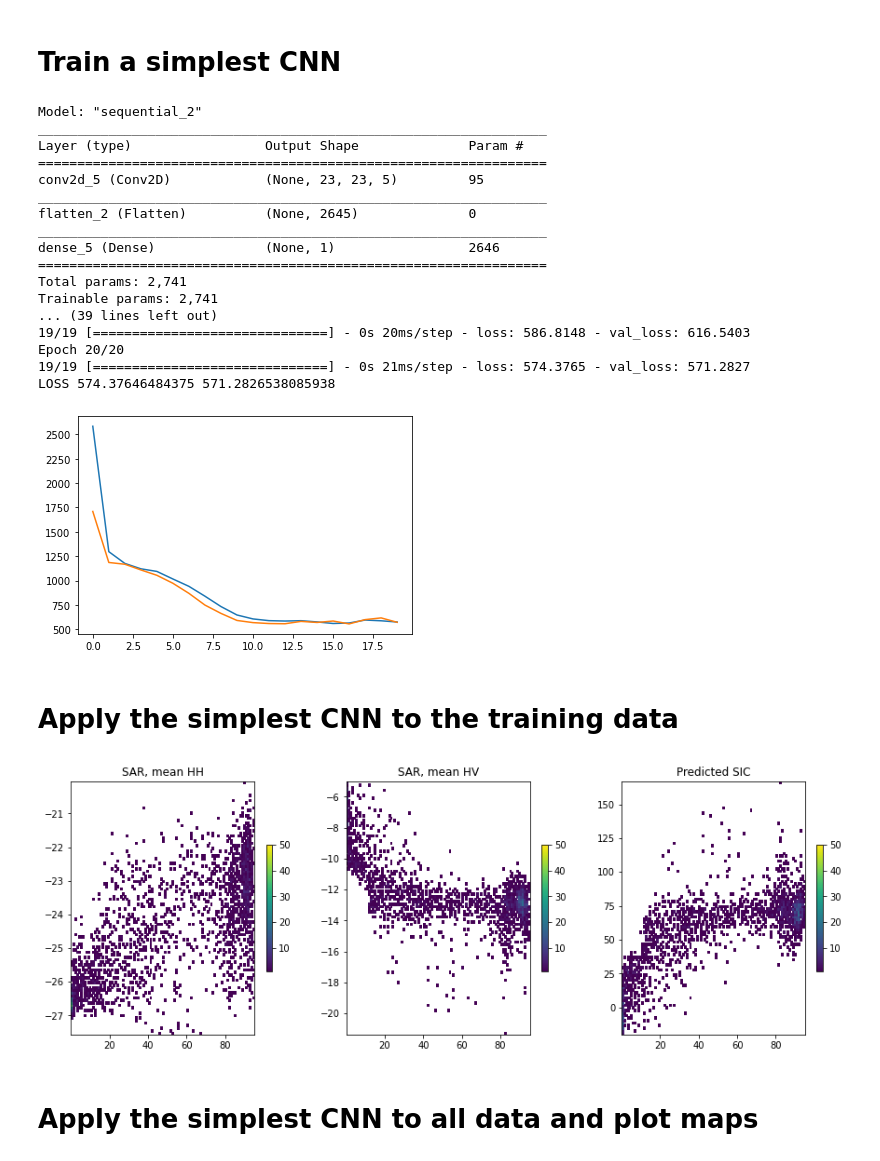
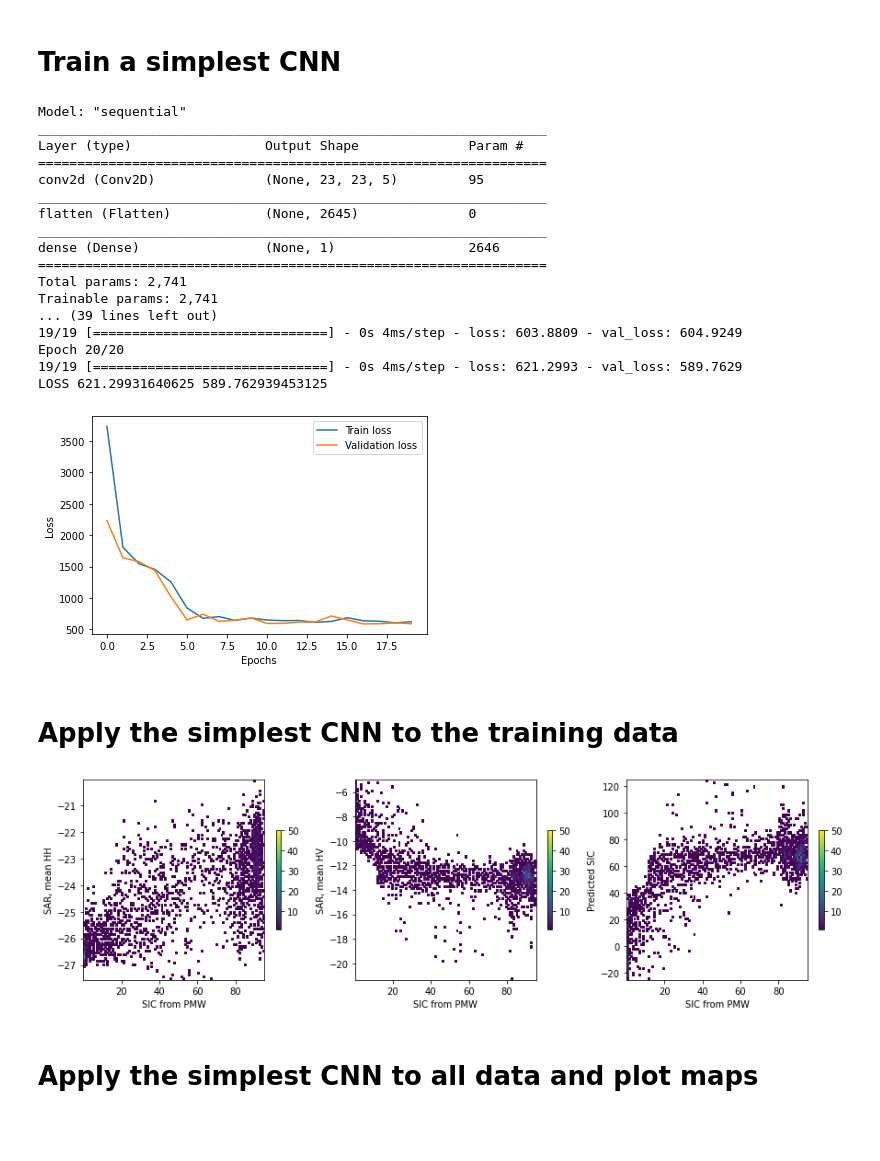
Before and after one commit to nansencenter/nersc_ml_course, a Jupyter notebook: notebooks/p5_cnn_regularization.ipynb, the cells around one changed output. Saved outputs shown, nothing was run; the diff lists cells and outputs as text; code cells hidden in the pictures; blank space fills up the shorter version.

```diff
--- a/notebooks/p5_cnn_regularization.ipynb
+++ b/notebooks/p5_cnn_regularization.ipynb
@@ -130,54 +130,60 @@ m.compile(loss='mean_squared_error', optimizer=Adam(learning_rate=0.001))
 h1 = m.fit(x, y, batch_size=100, epochs=20, validation_split=0.2)
 
 # Plot how eeror was decreasing with training
-plt.plot(h1.history['loss'])
-plt.plot(h1.history['val_loss'])
+plt.plot(h1.history['loss'], label='Train loss')
+plt.plot(h1.history['val_loss'], label='Validation loss')
+plt.xlabel('Epochs')
+plt.ylabel('Loss')
+plt.legend()
 print('LOSS', h1.history['loss'][-1], h1.history['val_loss'][-1])
 # %% [output]
-Model: "sequential_2"
+Model: "sequential"
 _________________________________________________________________
 Layer (type)                 Output Shape              Param #
 =================================================================
-conv2d_5 (Conv2D)            (None, 23, 23, 5)         95
+conv2d (Conv2D)              (None, 23, 23, 5)         95
 _________________________________________________________________
-flatten_2 (Flatten)          (None, 2645)              0
+flatten (Flatten)            (None, 2645)              0
 _________________________________________________________________
-dense_5 (Dense)              (None, 1)                 2646
+dense (Dense)                (None, 1)                 2646
 =================================================================
 Total params: 2,741
 Trainable params: 2,741
 ... (39 lines left out)
-19/19 [==============================] - 0s 20ms/step - loss: 586.8148 - val_loss: 616.5403
+19/19 [==============================] - 0s 4ms/step - loss: 603.8809 - val_loss: 604.9249
 Epoch 20/20
-19/19 [==============================] - 0s 21ms/step - loss: 574.3765 - val_loss: 571.2827
-LOSS 574.37646484375 571.2826538085938
+19/19 [==============================] - 0s 4ms/step - loss: 621.2993 - val_loss: 589.7629
+LOSS 621.29931640625 589.762939453125
-[figure, old version]
+[figure, new version]
 # %% [markdown]
 # Apply the simplest CNN to the training data
 # %%
 # predicted SIC
 y_pred = m.predict(x).flatten()
 
 # average over SAR sub-images
 x_avg = x.mean(axis=(1,2))
 avg_hh = x_avg[:,0]
 avg_hv = x_avg[:,1]
 
-fig, ax = plt.subplots(1, 3, figsize=(15,5))
+fig, ax = plt.subplots(1, 3, figsize=(15,4))
 im0 = ax[0].hist2d(y, avg_hh, 100, cmin=1, vmax=50)[3]
 plt.colorbar(im0, ax=ax[0], shrink=0.5)
-ax[0].set_title('SAR, mean HH')
+ax[0].set_ylabel('SAR, mean HH')
+ax[0].set_xlabel('SIC from PMW')
 
 im1 = ax[1].hist2d(y, avg_hv, 100, cmin=1, vmax=50)[3]
 plt.colorbar(im1, ax=ax[1], shrink=0.5)
-ax[1].set_title('SAR, mean HV')
+ax[1].set_ylabel('SAR, mean HV')
+ax[1].set_xlabel('SIC from PMW')
 
 im2 = ax[2].hist2d(y, y_pred, 100, cmin=1, vmax=50)[3]
 plt.colorbar(im2, ax=ax[2], shrink=0.5)
-ax[2].set_title('Predicted SIC')
+ax[2].set_ylabel('Predicted SIC')
+ax[2].set_xlabel('SIC from PMW')
 plt.show()
 # %% [output]
-[figure, old version]
+[figure, new version]
 # %% [markdown]
 # Apply the simplest CNN to all data and plot maps
 # %%
```
Also changed, not shown: parts of 11 cells of this notebook.
